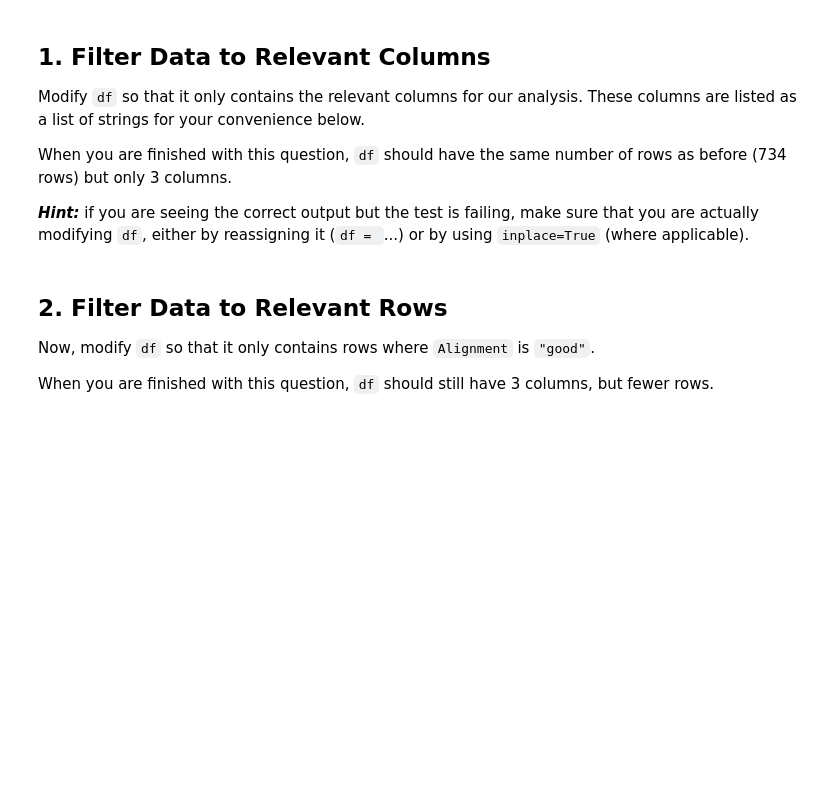
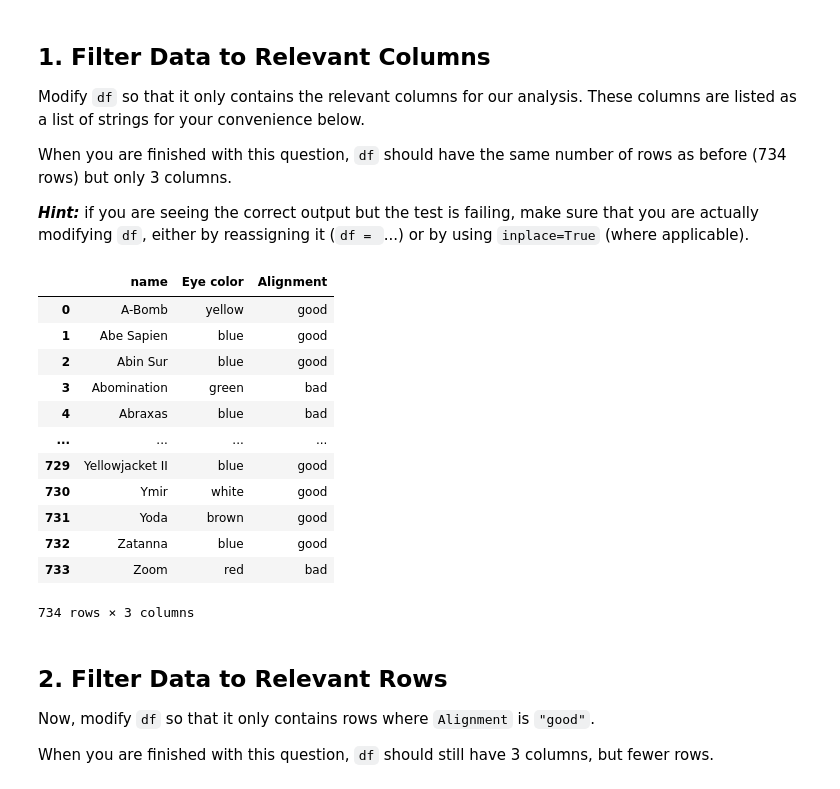
Before and after one commit to Dominic-Mu/Data-Cleaning-with-Pandas-Checkpoint, a Jupyter notebook: index.ipynb, the cells around one changed output. Cells and saved outputs as stored; diff of their text form; code cells hidden in the pictures; blank space fills up the shorter version.

```diff
--- a/index.ipynb
+++ b/index.ipynb
@@ -87,3 +82,22 @@ df
+# %%
+# Filtering the DataFrame to contain "name", "Eye color" and "Alignment" columns
+df = df.loc[:,relevant_columns]
+
+df
+# %% [output]
+|  | name | Eye color | Alignment |
+| 0 | A-Bomb | yellow | good |
+| 1 | Abe Sapien | blue | good |
+| 2 | Abin Sur | blue | good |
+| 3 | Abomination | green | bad |
+| 4 | Abraxas | blue | bad |
+| ... | ... | ... | ... |
+| 729 | Yellowjacket II | blue | good |
+| 730 | Ymir | white | good |
+| 731 | Yoda | brown | good |
+| 732 | Zatanna | blue | good |
+| 733 | Zoom | red | bad |
+734 rows × 3 columns
 # %%
 # df should now have 734 rows and 3 columns
 assert df.shape == (734, 3)
```
Also changed, not shown: parts of 8 cells of this notebook.
